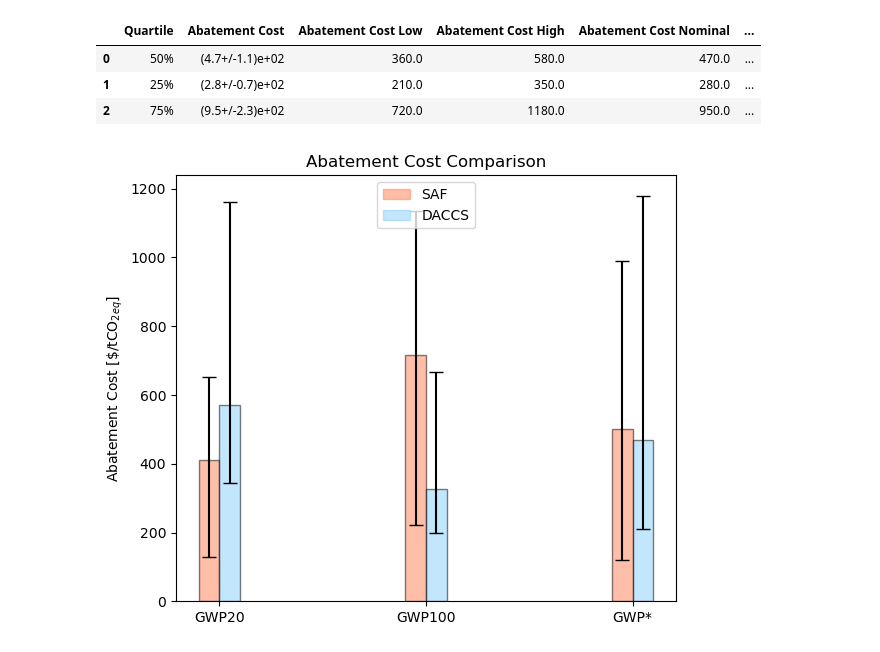
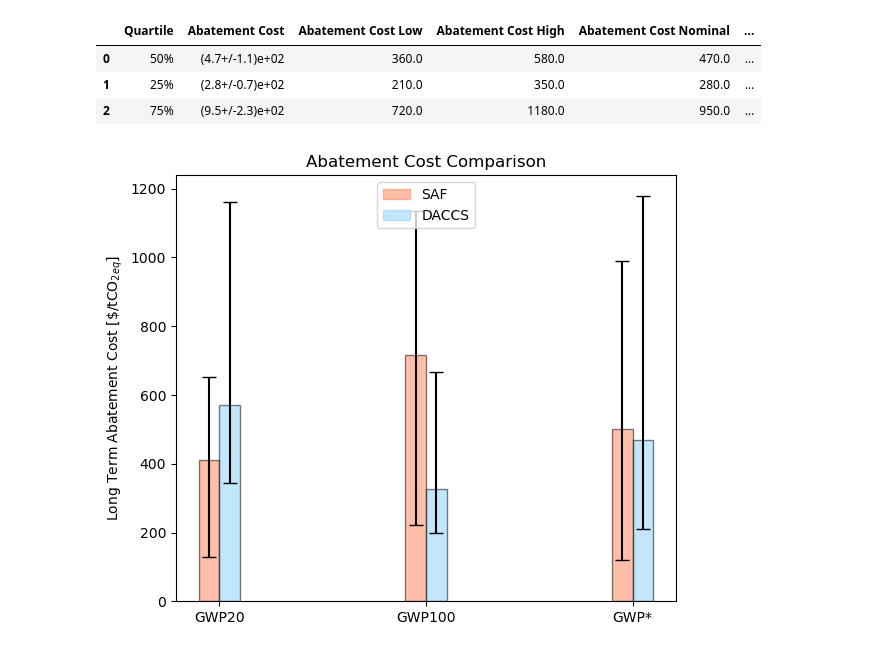
Before and after one commit to kfdsievert/DACCSvDACCU, a Jupyter notebook: code/plots.ipynb, the cells around one changed output. Saved outputs shown, nothing was run; the diff lists cells and outputs as text; code cells hidden in the pictures.

```diff
--- a/code/plots.ipynb
+++ b/code/plots.ipynb
@@ -136,32 +134,33 @@ median_cost = abatement_cost_gwp_star_daccs.loc["50%", "Abatement Cost Nominal"]
 lower_cost = abatement_cost_gwp_star_daccs.loc["25%", "Abatement Cost Low"]
 upper_cost = abatement_cost_gwp_star_daccs.loc["75%", "Abatement Cost High"]
 
 ax.bar(
     x_position, median_cost, bar_width, color=color_daccs, alpha=0.5, edgecolor='black'
 )
 ax.errorbar(
     x_position, median_cost, yerr=[[median_cost - lower_cost], [upper_cost - median_cost]],
     color='black', capsize=5, capthick=1, fmt='none'
 )
 
 # Customize plot
 ax.set_xticks(list(range(len(gwp_abatement_cost_saf_dfs))) + [len(gwp_abatement_cost_saf_dfs)])
 xtick_labels = list(gwp_abatement_cost_saf_dfs.keys()) + ["GWP*"]
 ax.set_xticks([x + bar_width / 2 for x in range(len(xtick_labels))])  # Center ticks
 ax.set_xticklabels(xtick_labels)
-ax.set_ylabel(r"Abatement Cost [\$/tCO$_{2eq}$]")
+ax.set_ylabel(r"Long Term Abatement Cost [\$/tCO$_{2eq}$]")
 ax.set_title("Abatement Cost Comparison")
 ax.set_ylim(bottom=0)
 
 # Add legend
 custom_legend = [
     Patch(color=color_saf, alpha=0.5, edgecolor='black', label="SAF"),
     Patch(color=color_daccs, alpha=0.5, edgecolor='black', label="DACCS"),
 ]
 ax.legend(handles=custom_legend, loc='upper center')
 
 # Adjust layout and show plot
 plt.tight_layout()
+plt.savefig(os.path.join(notebook_dir, '../outputs/figures/abatement_cost_comparison.png'))
 plt.show()
 # %% [output]
-[figure, old version]
+[figure, new version]
```
Also changed, not shown: parts of 3 cells of this notebook, 12 other files.
